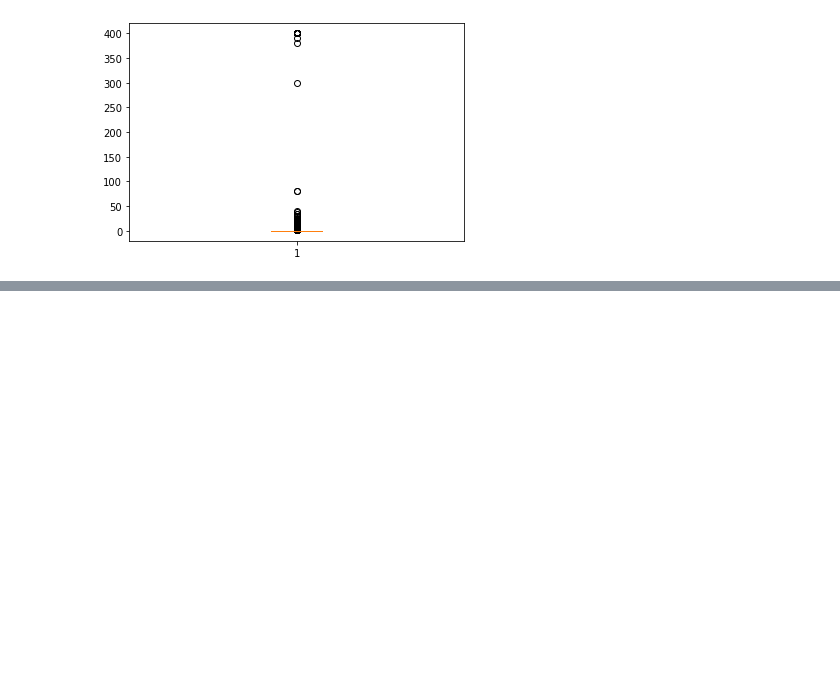
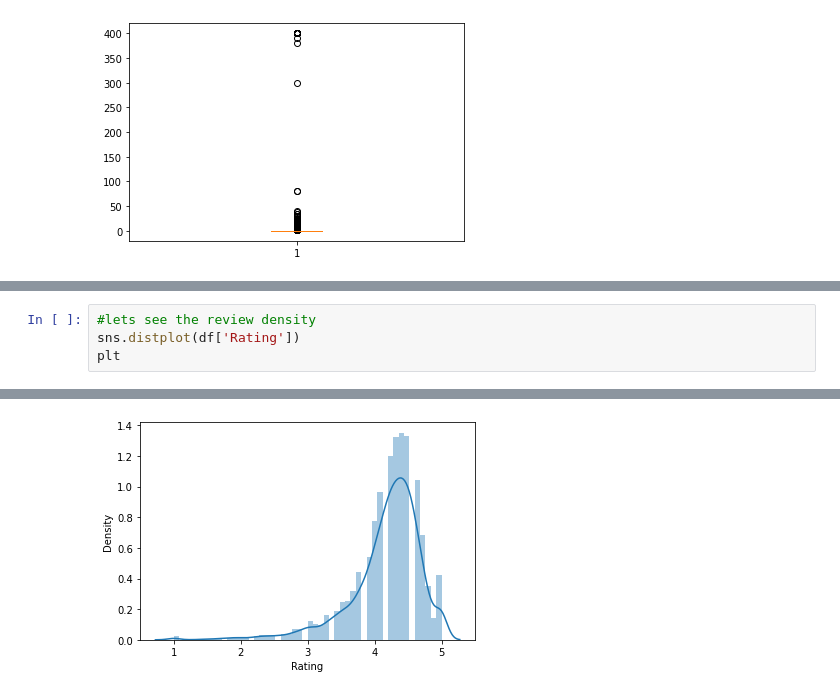
Before and after one commit to Biswajeet1995/playstore-app, a Jupyter notebook: Play_Store_App_Review_Analysis.ipynb, the cells around one changed output, grey strips where cells are left out. Drawn from its saved outputs; the diff is of its cells as text; blank space fills up the shorter version.

```diff
--- a/Play_Store_App_Review_Analysis.ipynb
+++ b/Play_Store_App_Review_Analysis.ipynb
@@ -328,0 +465,5 @@ plt
+# %%
+#lets see the review density
+sns.distplot(df['Rating'])
+plt
+# %% [output]
@@ -328,0 +471 @@ plt
+[figure, added]
```
Also changed, not shown: parts of 23 cells of this notebook.
